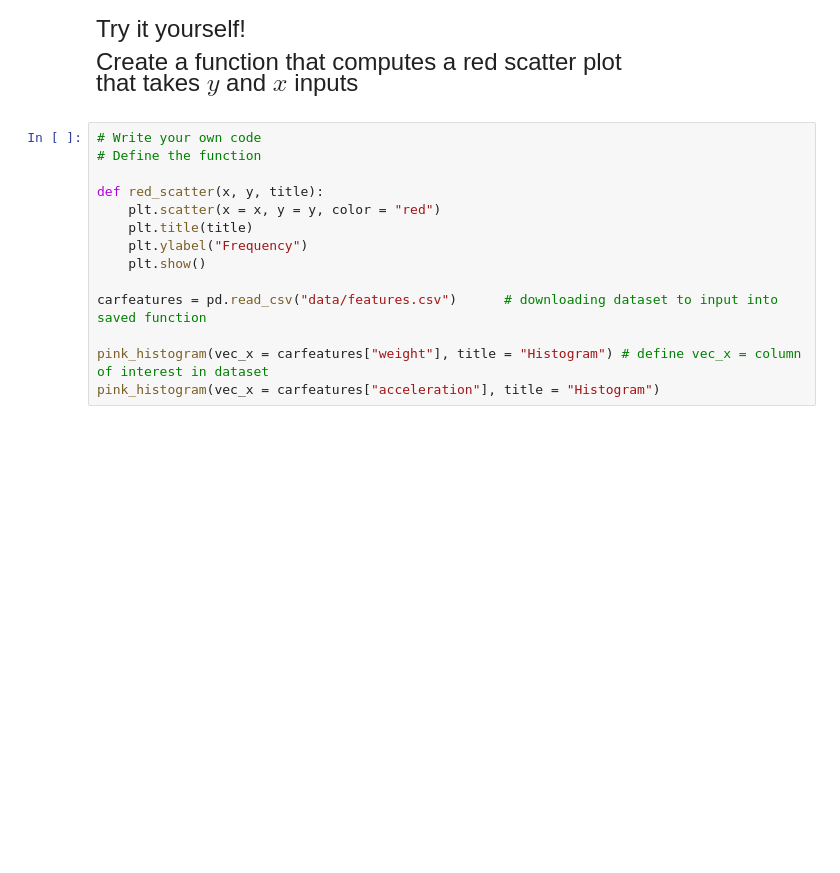
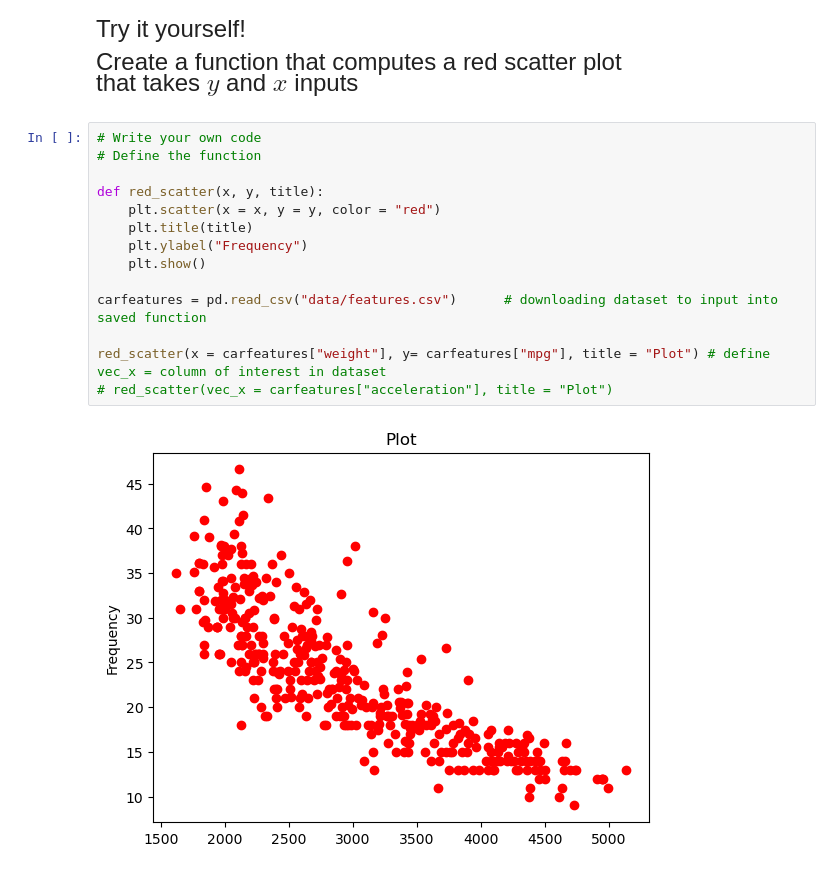
Before and after one commit to amanda-midd/qtm151spring2025, a Jupyter notebook: lecture_07/lecture7.ipynb, the cells around one changed output. Drawn from its saved outputs; the diff is of its cells as text; blank space fills up the shorter version.

```diff
--- a/lecture_07/lecture7.ipynb
+++ b/lecture_07/lecture7.ipynb
@@ -362,14 +362,16 @@ Create a function that computes a red scatter plot <br>
 # %%
 # Write your own code
 # Define the function
 
 def red_scatter(x, y, title):
     plt.scatter(x = x, y = y, color = "red")
     plt.title(title)
     plt.ylabel("Frequency")
     plt.show()
 
 carfeatures = pd.read_csv("data/features.csv")      # downloading dataset to input into saved function
 
-pink_histogram(vec_x = carfeatures["weight"], title = "Histogram") # define vec_x = column of interest in dataset
-pink_histogram(vec_x = carfeatures["acceleration"], title = "Histogram")
+red_scatter(x = carfeatures["weight"], y= carfeatures["mpg"], title = "Plot") # define vec_x = column of interest in dataset
+# red_scatter(vec_x = carfeatures["acceleration"], title = "Plot")
+# %% [output]
+[figure, added]
```
Also changed, not shown: 3 other files.
